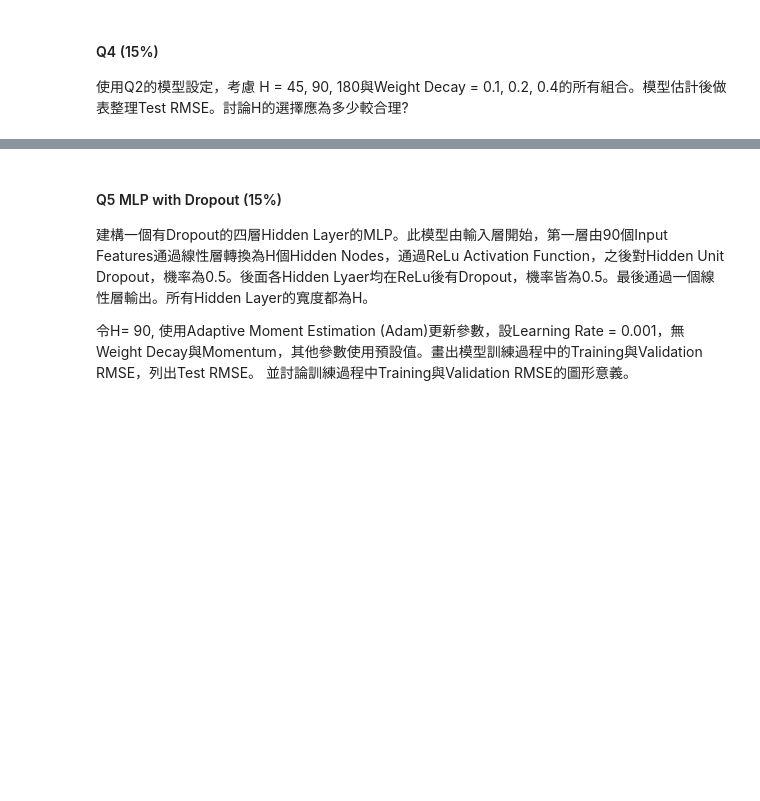
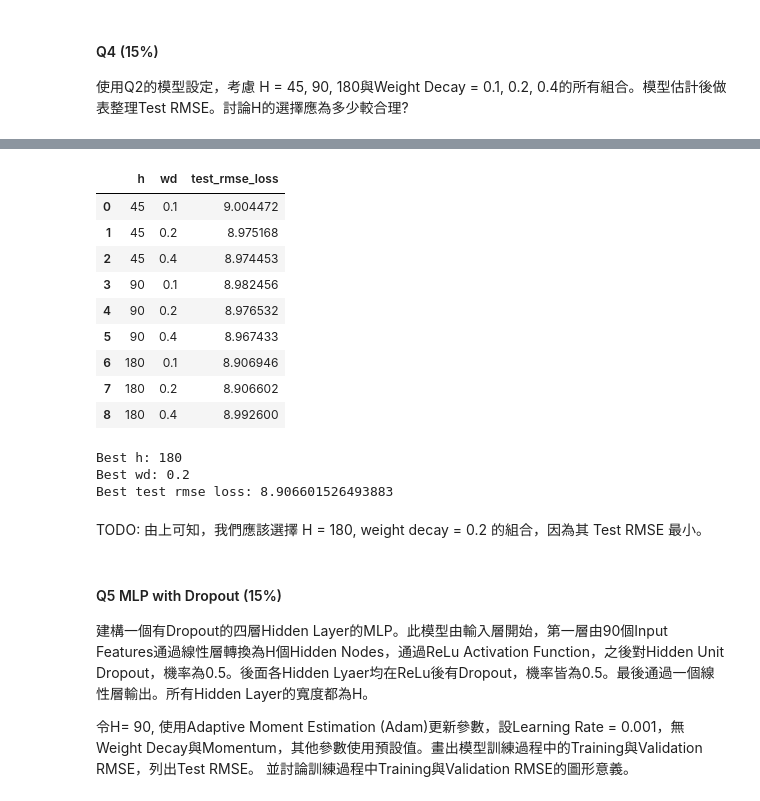
Before and after one commit to Brian-Konr/statistical-learning-IM5056, a Jupyter notebook: hw4/b08705038_hw4.ipynb, the cells around one changed output, grey strips where cells are left out. Saved outputs shown, nothing was run; the diff lists cells and outputs as text; code cells hidden in the pictures; blank space fills up the shorter version.

```diff
--- a/hw4/b08705038_hw4.ipynb
+++ b/hw4/b08705038_hw4.ipynb
@@ -404,3 +441,38 @@ Y_pred = mlp_90.predict(X_test)
 # %% [markdown]
 #### Q4 (15%)
 使用Q2的模型設定，考慮 H = 45, 90, 180與Weight Decay = 0.1, 0.2, 0.4的所有組合。模型估計後做表整理Test RMSE。討論H的選擇應為多少較合理?
+# %%
+h_list = [45, 90, 180]
+wd_list = [0.1, 0.2, 0.4]
+rmse_dict = []
+for h in h_list:
+    for wd in wd_list:
+        print(f"Start training for h = {h}, wd = {wd}")
+        mlp = MyMLP(
+            X_subtrain=X_subtrain,
+            Y_subtrain=Y_subtrain,
+            X_valid=X_valid,
+            Y_valid=Y_valid,
+            H=h,
+            lr=0.00001,
+            wd=wd,
+            mom=0,
+            loss_type=0,
+            optimizer_type=0,
+            use_dropout=False
+        )
+        mlp.fit(
+            max_epoch=1,
+            verbose=True,
+            patience_batch_num=5000,
+            model_path=f'q4_mlp_h_{h}_wd_{wd}.ckpt'
+        )
+        best_model = torch.load(f'q4_mlp_h_{h}_wd_{wd}.ckpt')
+        test_rmse_loss = calculate_test_rmse(best_model, X_test, Y_test)
+        rmse_record = {
+            'h': h,
+            'wd': wd,
+            'test_rmse_loss': test_rmse_loss
+        }
+        rmse_dict.append(rmse_record)
+        print(f"Test RMSE Loss for h = {h}, wd = {wd}: {test_rmse_loss}")
@@ -407,3 +497,30 @@ Y_pred = mlp_90.predict(X_test)
+# %%
+# display the result in a table
+import pandas as pd
+pd.DataFrame(rmse_dict)
+# %% [output]
+|  | h | wd | test_rmse_loss |
+| 0 | 45 | 0.1 | 9.004472 |
+| 1 | 45 | 0.2 | 8.975168 |
+| 2 | 45 | 0.4 | 8.974453 |
+| 3 | 90 | 0.1 | 8.982456 |
+| 4 | 90 | 0.2 | 8.976532 |
+| 5 | 90 | 0.4 | 8.967433 |
+| 6 | 180 | 0.1 | 8.906946 |
+| 7 | 180 | 0.2 | 8.906602 |
+| 8 | 180 | 0.4 | 8.992600 |
+# %%
+# print the best h and wd with lowest test rmse loss
+best_rmse_record = min(rmse_dict, key=lambda x: x['test_rmse_loss'])
+print(f"Best h: {best_rmse_record['h']}")
+print(f"Best wd: {best_rmse_record['wd']}")
+print(f"Best test rmse loss: {best_rmse_record['test_rmse_loss']}")
+# %% [output]
+Best h: 180
+Best wd: 0.2
+Best test rmse loss: 8.906601526493883
+# %% [markdown]
+TODO: 由上可知，我們應該選擇 H = 180, weight decay = 0.2 的組合，因為其 Test RMSE 最小。
 # %% [markdown]
 #### Q5 MLP with Dropout (15%)
 建構一個有Dropout的四層Hidden Layer的MLP。此模型由輸入層開始，第一層由90個Input Features通過線性層轉換為H個Hidden Nodes，通過ReLu Activation Function，之後對Hidden Unit Dropout，機率為0.5。後面各Hidden Lyaer均在ReLu後有Dropout，機率皆為0.5。最後通過一個線性層輸出。所有Hidden Layer的寬度都為H。
```
Also changed, not shown: parts of 25 cells of this notebook, 2 other files.
